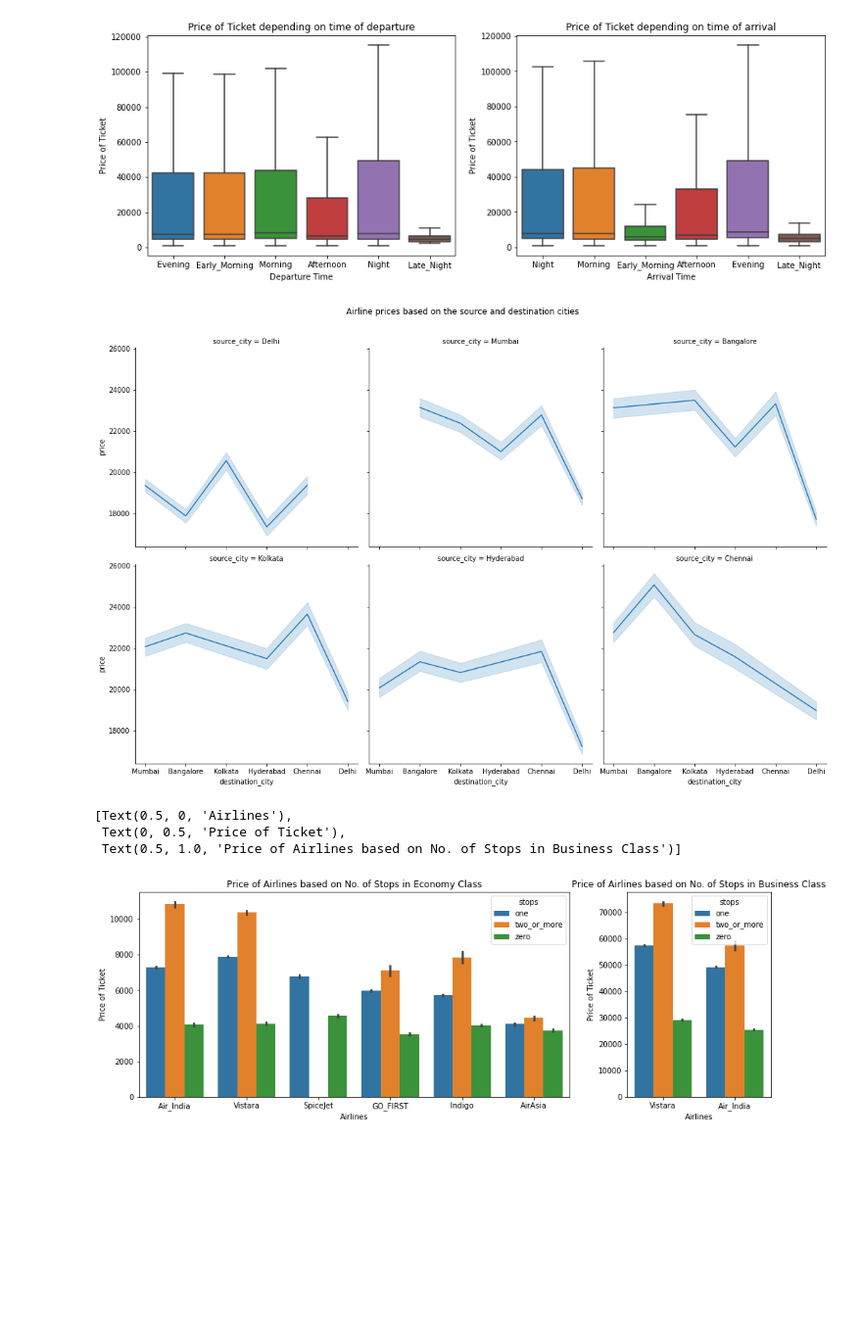
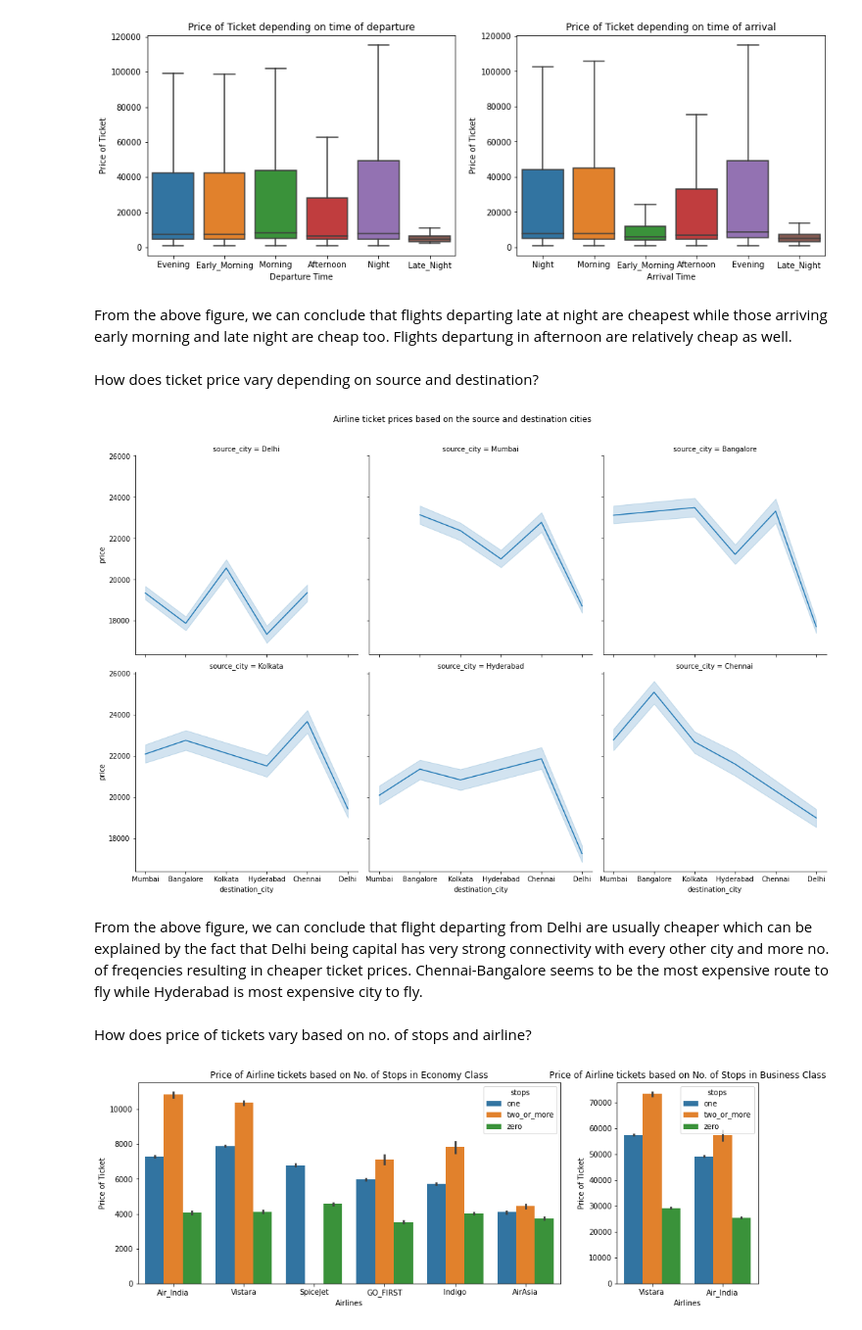
Before and after one commit to heyitsabhijeet/Indian-Airlines-Ticket-Price-Analysis, a Jupyter notebook: India Airlines Ticket Price Exploratory Analysis.ipynb, the cells around one changed output. Shown at 98% size. Drawn from its saved outputs; the diff is of its cells as text; code cells hidden in the pictures; blank space fills up the shorter version.

```diff
--- a/India Airlines Ticket Price Exploratory Analysis.ipynb
+++ b/India Airlines Ticket Price Exploratory Analysis.ipynb
@@ -166,21 +171,27 @@ sns.boxplot(data = df, x = 'arrival_time', y = 'price', showfliers =  False).set
 plt.show()
 # %% [output]
 [figure]
+# %% [markdown]
+From the above figure, we can conclude that flights departing late at night are cheapest while those arriving early morning and late night are cheap too. Flights departung in afternoon are relatively cheap as well.
+# %% [markdown]
+How does ticket price vary depending on source and destination?
 # %%
 ax = sns.relplot(x = 'destination_city', y = 'price', col='source_city', col_wrap= 3, kind= 'line', data = df)
 ax.fig.subplots_adjust(top=0.9)
-ax.fig.suptitle('Airline prices based on the source and destination cities')
+ax.fig.suptitle('Airline ticket prices based on the source and destination cities')
 plt.show(ax)
 # %% [output]
-[figure, old version]
+[figure, new version]
+# %% [markdown]
+From the above figure, we can conclude that flight departing from Delhi are usually cheaper which can be explained by the fact that Delhi being capital has very strong connectivity with every other city and more no. of freqencies resulting in cheaper ticket prices. Chennai-Bangalore seems to be the most expensive route to fly while Hyderabad is most expensive city to fly.
+# %% [markdown]
+How does price of tickets vary based on no. of stops and airline?
 # %%
 fig, axs = plt.subplots(1,2, gridspec_kw= {'width_ratios': [3,1]}, figsize = (15,5))
 sns.barplot(y = 'price', x = 'airline', hue = 'stops', data = df.loc[df['class'] == 'Economy'].sort_values('price', ascending= False), ax = axs[0])
-axs[0].set(xlabel='Airlines', ylabel='Price of Ticket', title='Price of Airlines based on No. of Stops in Economy Class')
+axs[0].set(xlabel='Airlines', ylabel='Price of Ticket', title='Price of Airline tickets based on No. of Stops in Economy Class')
 sns.barplot(y='price', x='airline', hue='stops', data= df.loc[df['class'] == 'Business'].sort_values('price', ascending= False), ax = axs[1])
-axs[1].set(xlabel='Airlines', ylabel='Price of Ticket', title='Price of Airlines based on No. of Stops in Business Class')
+axs[1].set(xlabel='Airlines', ylabel='Price of Ticket', title='Price of Airline tickets based on No. of Stops in Business Class')
+plt.show(fig, axs)
 # %% [output]
-[Text(0.5, 0, 'Airlines'),
- Text(0, 0.5, 'Price of Ticket'),
- Text(0.5, 1.0, 'Price of Airlines based on No. of Stops in Business Class')]
-[figure, old version]
+[figure, new version]
```
Also changed, not shown: parts of 3 cells of this notebook.
